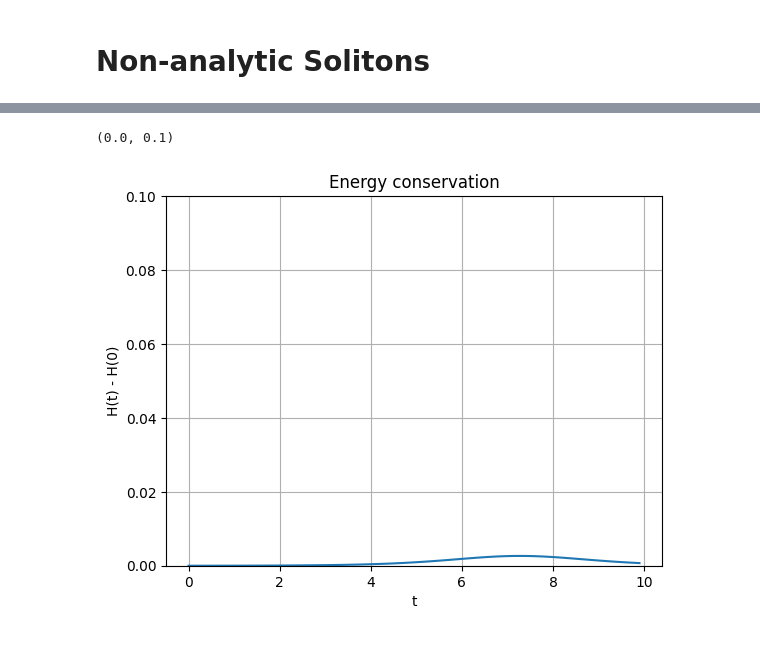
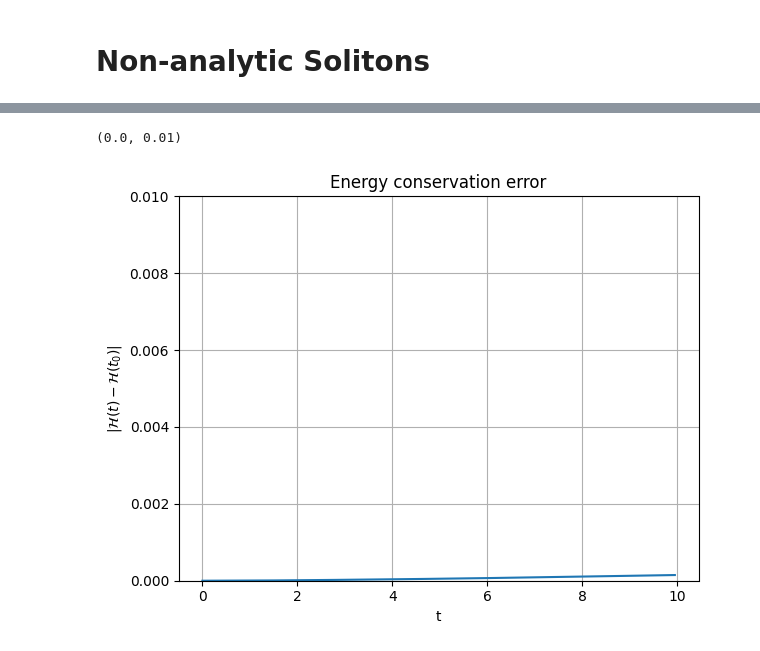
Before and after one commit to Kohmann/master-GAN, a Jupyter notebook: waveEquations/kdv_minimal.ipynb, the cells around one changed output, grey strips where cells are left out. Cells and saved outputs as stored; diff of their text form; code cells hidden in the pictures.

```diff
--- a/waveEquations/kdv_minimal.ipynb
+++ b/waveEquations/kdv_minimal.ipynb
@@ -91,11 +91,9 @@ gamma = 1.0
 t_max = 10
 c = 2 # the speed and two times the height of the wave
 P = 50  # period
-M = 500  # number of spatial points
-N = 100 # number of temporal points
-
-k1= 0.70 # upper=0.7, lower
-k2 = .3 #  upper= 0.5, lower
+M = 200  # number of spatial points
+N = 200 # number of temporal points
+lower, upper = .2, .7 # lower and upper bounds for wave init heights
 # Grids
 x, dx = grid(P, M) # spatial grid
 t, dt = grid(t_max, N) # temporal grid
@@ -104,0 +205,6 @@ dx = 0.1, dt = 0.1
+# %%
+twosolotions = DatasetTwoCollidingSolitons(eta, gamma, t_max, P, M, N, lower, upper)
+twosolotions.create_dataset(5)
+# %%
+for i in range(5):
+    plt.plot(twosolotions.x, twosolotions.data[i,0])
@@ -105,6 +222,7 @@ dx = 0.1, dt = 0.1
 # %%
-k1= 0.70 # upper=0.7, lower
-k2 = .5 # upper= 0.5, lower
+
+k1 = lower + (upper-lower)*np.random.rand()
+k2 = lower + (upper-lower)*np.random.rand()
 
 D1, D2 = difference_matrices(P,M)
 u0 = initial_condition_kdv(x, k1, k2, eta)
@@ -153,23 +270,24 @@ MovieWriter ffmpeg unavailable; using Pillow instead.
 # %%
 import torch
 import scipy.sparse
 def energy_conservation(u, dx, eta, gamma):
     M = u.size(-1)
     device = u.device
     e = np.ones(M)
     Dp = .5 / dx * spdiags([e, -e, e, -e], np.array([-M + 1, -1, 1, M - 1]), M, M).toarray()
     Dp = torch.tensor(Dp, dtype=torch.float32, device=device)
 
     H = lambda u: dx*torch.sum(-1/6*eta*u**3 + (.5*gamma**2*torch.matmul(Dp,u.transpose(1, 2)).transpose(1, 2)**2), dim=2)
     Ht = H(u)
     return torch.abs(Ht - Ht[:, 0, None])
 H = energy_conservation(torch.tensor(u, dtype=torch.float32, device='cpu').unsqueeze(0), dx, eta, gamma)
 plt.plot(t, H[0].numpy())
 plt.xlabel('t')
-plt.ylabel('H(t) - H(0)')
-plt.title('Energy conservation')
+plt.ylabel('$|\mathcal{H}(t) - \mathcal{H}(t_0)|$')
+plt.title('Energy conservation error')
 plt.grid()
-plt.ylim((0, 0.1))
+plt.tight_layout()
+plt.ylim((0, 0.01))
 # %% [output]
-(0.0, 0.1)
+(0.0, 0.01)
-[figure, old version]
+[figure, new version]
```
Also changed, not shown: parts of 8 cells of this notebook.
